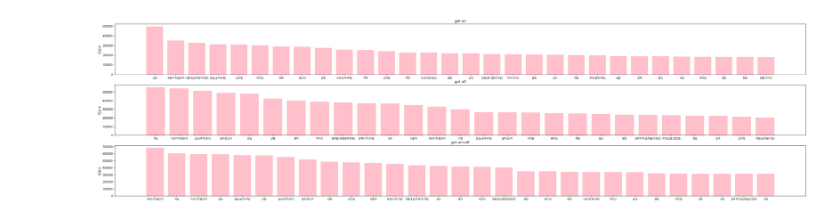
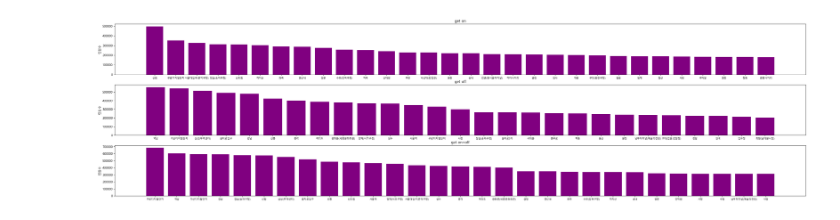
Before and after one commit to trollonion03/HW6_KHE, a Jupyter notebook: Q4/Q4.ipynb, the cells around one changed output. Cells and saved outputs as stored; diff of their text form; code cells hidden in the pictures.

Commit message:
[Edit] khe - Correct Q4 graph color

```diff
--- a/Q4/Q4.ipynb
+++ b/Q4/Q4.ipynb
@@ -25,32 +25,32 @@ def main():
 
     for i in range(3):
         sub_data[i].sort(reverse=True)
         sub_data[i] = sub_data[i][:30]
 
 
     title =['get on', 'get off', 'get on+off']
     plt.figure(figsize=(40,10))
 
     for i in range(3):
         plt.rc('xtick', labelsize=8)
         plt.subplot(3,1,i+1)
         plt.title(title[i])
         plt.ylabel("인원수")
         plt.xticks()
 
         pdata = [[], [], []]
         for ii in range(30):
             pdata[0].append(sub_data[i][ii][0])
             pdata[1].append(sub_data[i][ii][1])
-        plt.bar(pdata[1], pdata[0],color='pink')
+        plt.bar(pdata[1], pdata[0],color='purple')
 
     plt.show()
     # file close
     f.close()
 
 
 
 if __name__ == "__main__":
     main()
 # %% [output]
-[figure, old version]
+[figure, new version]
```
